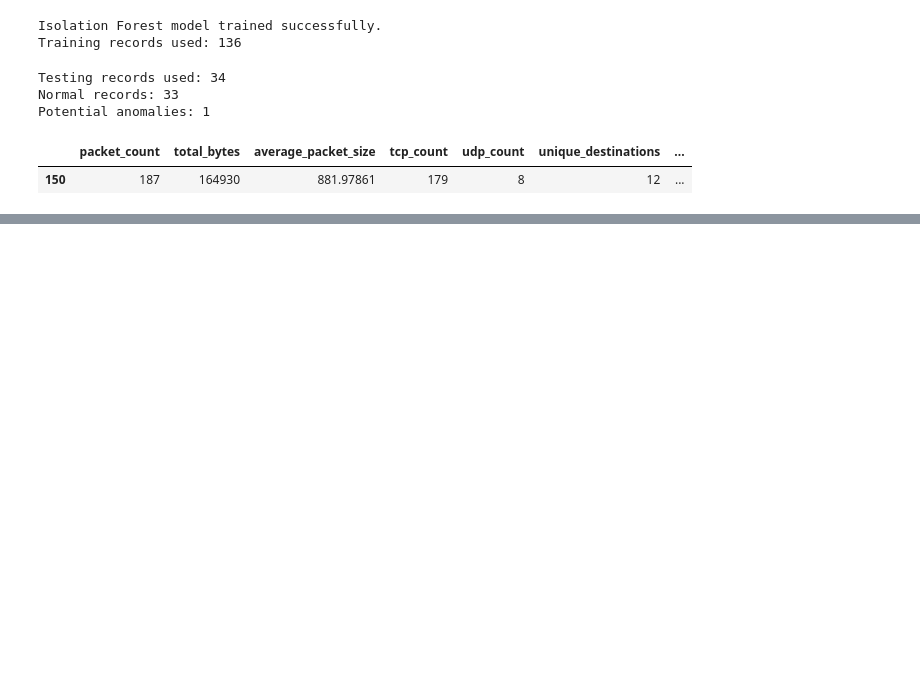
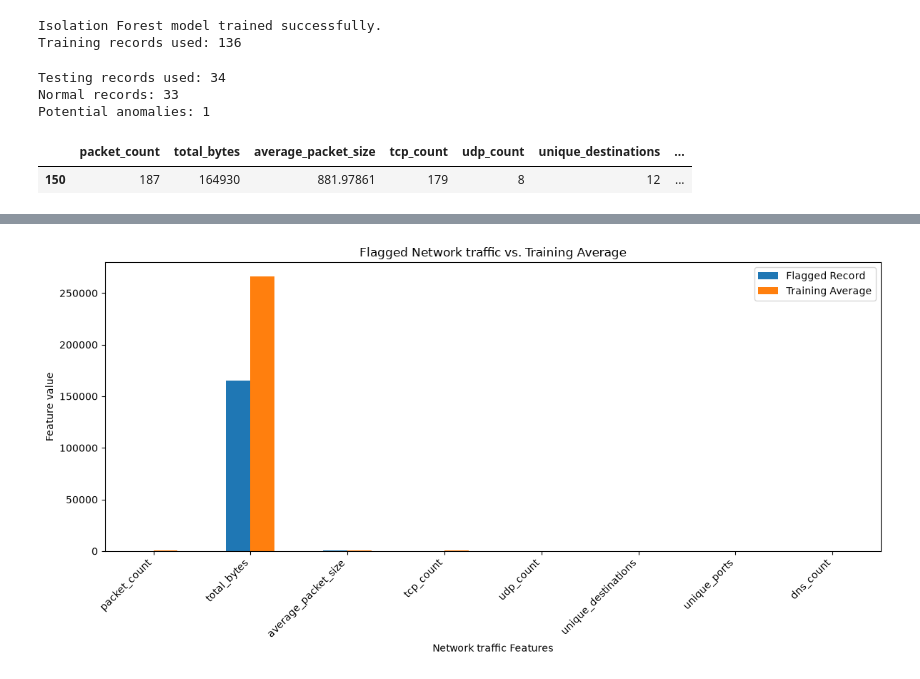
Before and after one commit to samiahmed90/Network-Anomaly-Detector, a Jupyter notebook: train-anomaly-detector.ipynb, the cells around one changed output, grey strips where cells are left out. Saved outputs shown, nothing was run; the diff lists cells and outputs as text; code cells hidden in the pictures; blank space fills up the shorter version.

Commit message:
Add Isolation Forest anomaly analysis and visualizations

```diff
--- a/train-anomaly-detector.ipynb
+++ b/train-anomaly-detector.ipynb
@@ -274,0 +352,29 @@ display(anomalies)
+# %%
+# ============================================================
+# Step 11: Visualize the flagged record against training means
+# ============================================================
+
+import matplotlib.pyplot as plt
+
+# Create a chart comparing the flagged record with the training average.
+comparison[["flagged_value", "training_mean"]].plot(
+    kind="bar",
+    figsize=(12, 6)
+)
+
+# Add a descriptive title and axis labels.
+plt.title("Flagged Network traffic vs. Training Average")
+plt.xlabel("Network traffic Features")
+plt.ylabel("Feature value")
+
+# Rotate the feature names so they are easier to read.
+plt.xticks(rotation = 45, ha="right")
+
+# Display the legend and adjust the layout.
+plt.legend(["Flagged Record", "Training Average"])
+plt.tight_layout()
+
+# Display the chart.
+plt.show()
+# %% [output]
+[figure, added]
```
Also changed, not shown: parts of 7 cells of this notebook.
